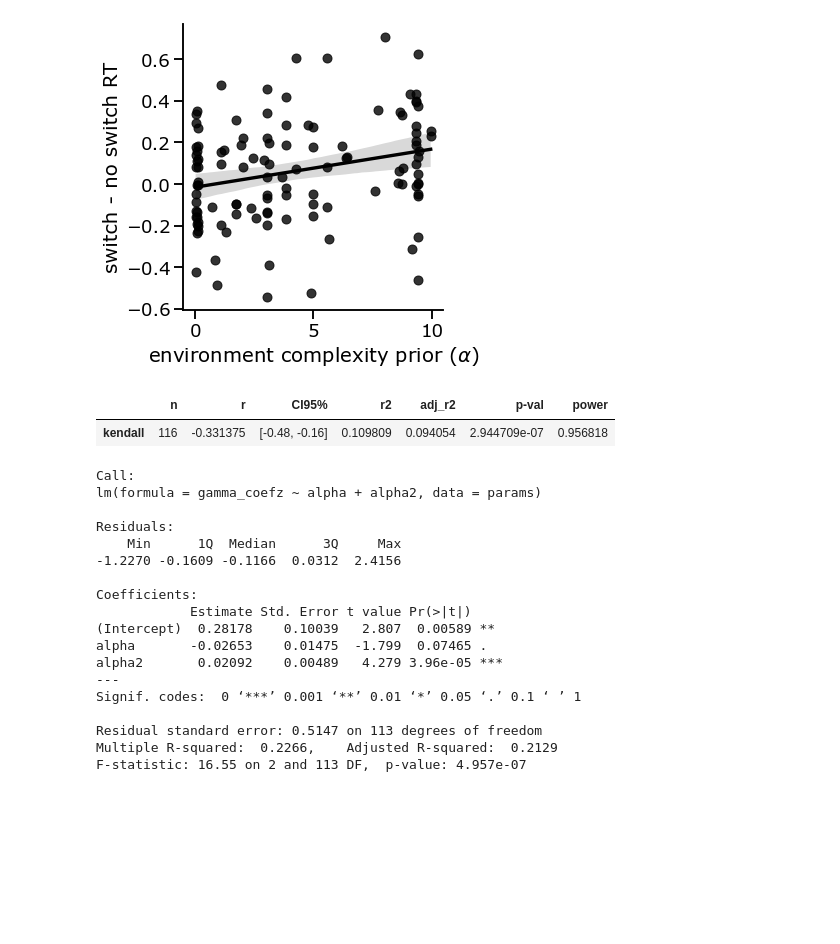
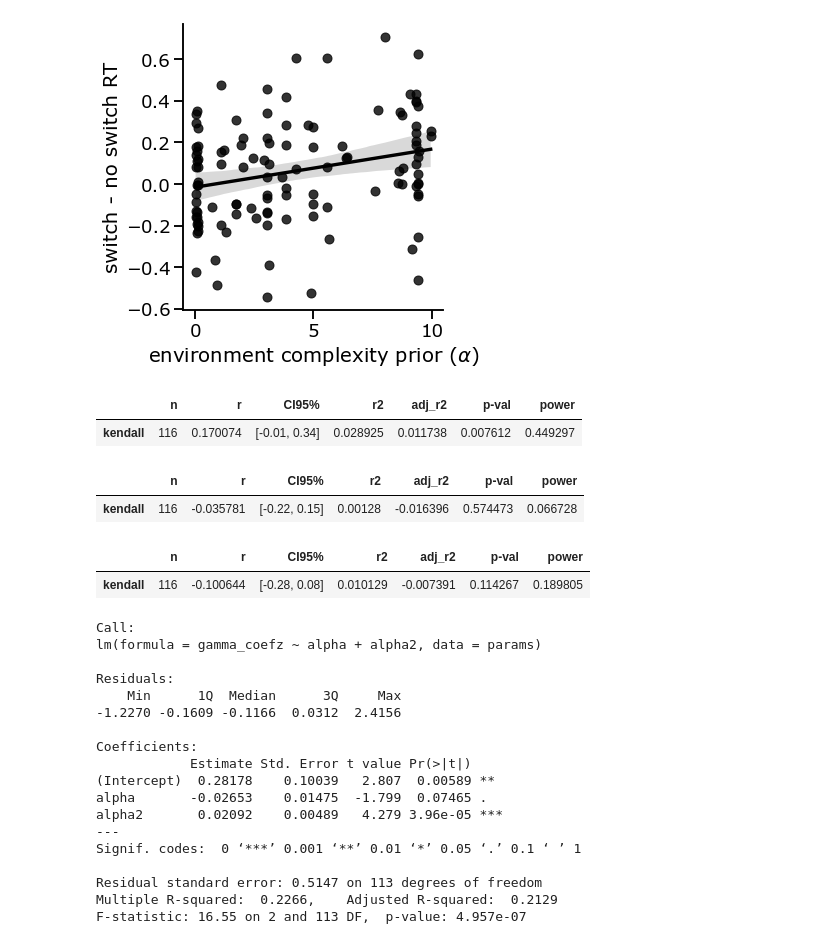
Before and after one commit to noraharhen/Harhen-Bornstein-2023-Overharvesting-as-Rational-Learning, a Jupyter notebook: experiment/data_analysis/analyze_data.ipynb, the cells around one changed output. Drawn from its saved outputs; the diff is of its cells as text; code cells hidden in the pictures; blank space fills up the shorter version.

```diff
--- a/experiment/data_analysis/analyze_data.ipynb
+++ b/experiment/data_analysis/analyze_data.ipynb
@@ -472,12 +481,20 @@ plt.savefig("plots/alpha_zlog_rt_corr.png",bbox_inches = "tight",dpi=300)
 # %% [output]
 [figure]
 # %%
-pg.corr(params['alphaz'],params['zlog_rt'],method='kendall')
+pg.corr(params['alphaz'],params['switch_implicit'],method='kendall')
+# %% [output]
+|  | n | r | CI95% | r2 | adj_r2 | p-val | power |
+| kendall | 116 | 0.170074 | [-0.01, 0.34] | 0.028925 | 0.011738 | 0.007612 | 0.449297 |
 # %%
-pg.corr(params['alphaz'],params['gamma_coefz'],method='kendall')
+pg.corr(params['gamma_basez'],params['switch_implicit'],method='kendall')
 # %% [output]
 |  | n | r | CI95% | r2 | adj_r2 | p-val | power |
-| kendall | 116 | -0.331375 | [-0.48, -0.16] | 0.109809 | 0.094054 | 2.944709e-07 | 0.956818 |
+| kendall | 116 | -0.035781 | [-0.22, 0.15] | 0.00128 | -0.016396 | 0.574473 | 0.066728 |
+# %%
+pg.corr(params['gamma_coefz'],params['switch_implicit'],method='kendall')
+# %% [output]
+|  | n | r | CI95% | r2 | adj_r2 | p-val | power |
+| kendall | 116 | -0.100644 | [-0.28, 0.08] | 0.010129 | -0.007391 | 0.114267 | 0.189805 |
 # %%
 %%R params
 
```
Also changed, not shown: parts of 11 cells of this notebook, 15 other files.
